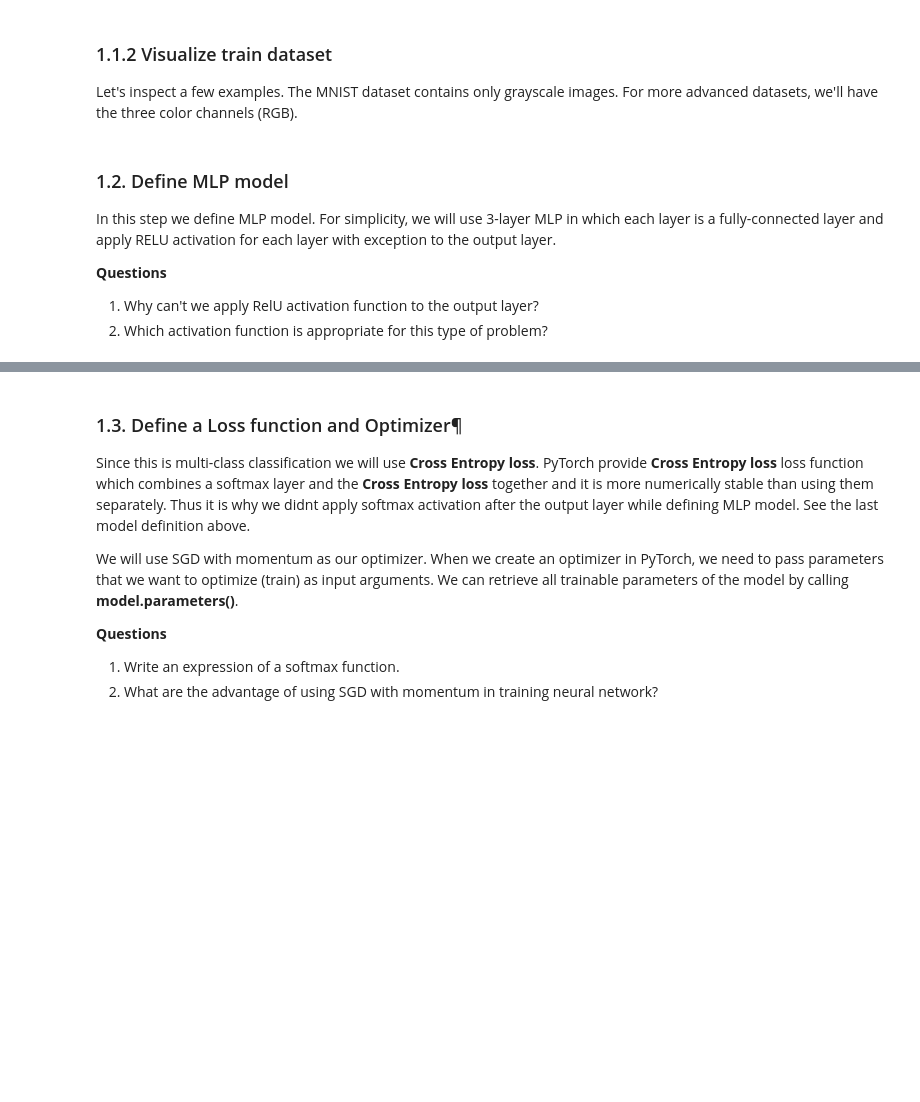
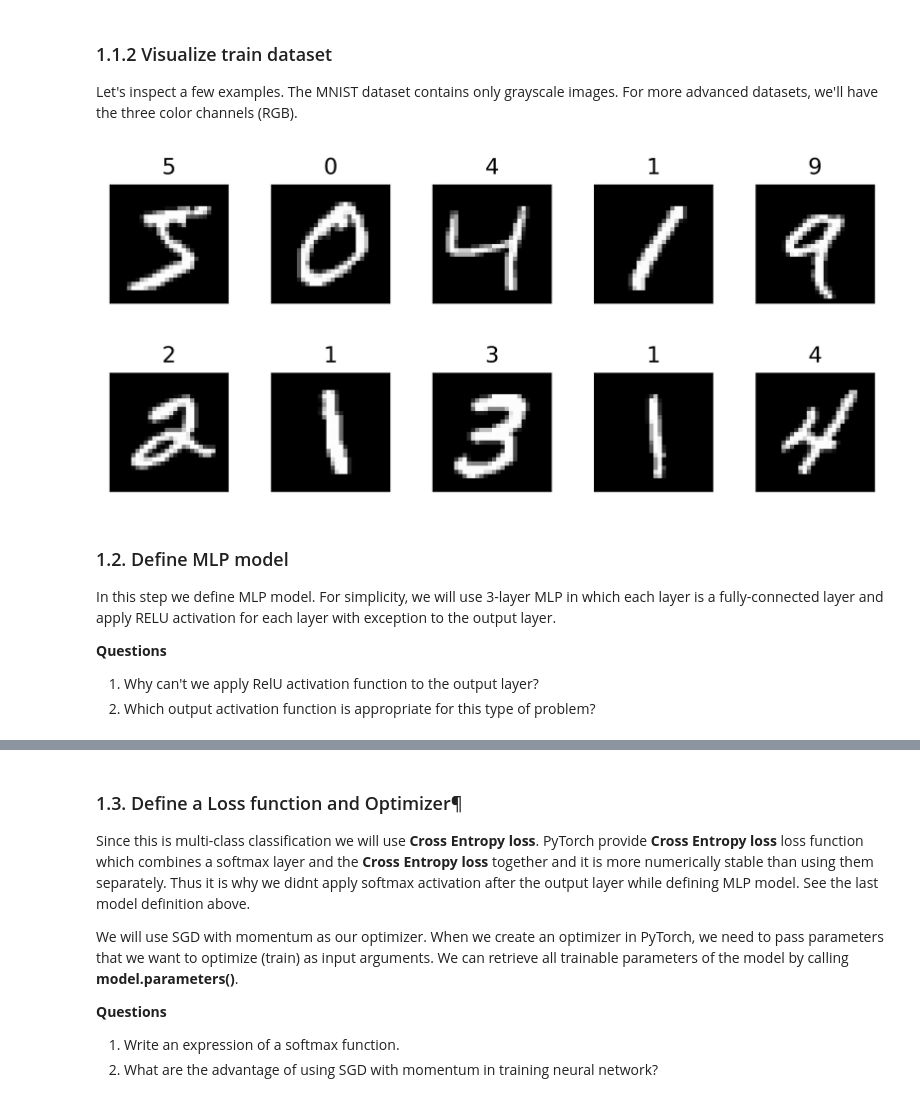
Before and after one commit to sambaiga/PytzMLS2018, a Jupyter notebook: Lab-3/Introduction to Deep learning.ipynb, the cells around one changed output, grey strips where cells are left out. Saved outputs shown, nothing was run; the diff lists cells and outputs as text; code cells hidden in the pictures; blank space fills up the shorter version.

```diff
--- a/Lab-3/Introduction to Deep learning.ipynb
+++ b/Lab-3/Introduction to Deep learning.ipynb
@@ -67,15 +66,17 @@ Let's inspect a few examples. The MNIST dataset contains only grayscale images.
 # %%
 beatify(fig_width=6)
 fig, axs = plt.subplots(2,5, facecolor='w', edgecolor='k')
 fig.subplots_adjust(hspace = 0.25, wspace=.1)
 axs = axs.ravel()
 
 for i in range(10):
-    axs[i].imshow(train_dataset.train_data[i].numpy(), interpolation='none')
+    axs[i].imshow(train_dataset.train_data[i].numpy(), cmap='gray', interpolation='none')
     axs[i].set_title('%i' % train_dataset.train_labels[i], fontsize=12)
     plt.tight_layout()
     axs[i].set_xticks([])
     axs[i].set_yticks([])
+# %% [output]
+[figure, added]
 # %% [markdown]
 ### 1.2. Define  MLP model
 
@@ -83,7 +84,7 @@ In this step we define MLP model. For simplicity, we will use 3-layer MLP in whi
 
 **Questions**
 1. Why can't we apply RelU activation function to the output layer?
-2. Which activation function is appropriate for this type of problem?
+2. Which output activation function is appropriate for this type of problem?
 # %%
 def MLP(input_dim, hidden_dim, output_dim):
 
```
Also changed, not shown: parts of 40 cells of this notebook, 2 other files.
